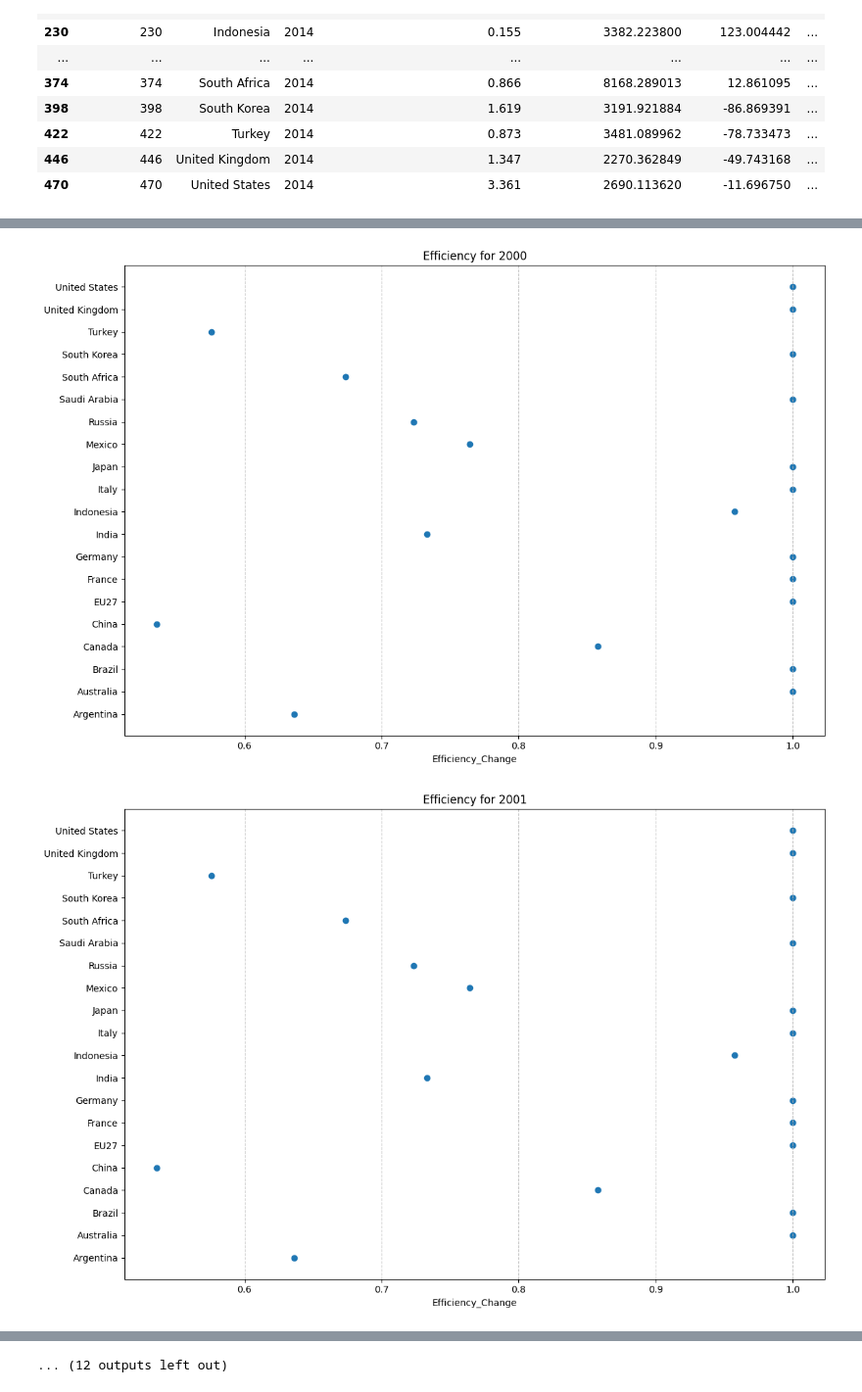
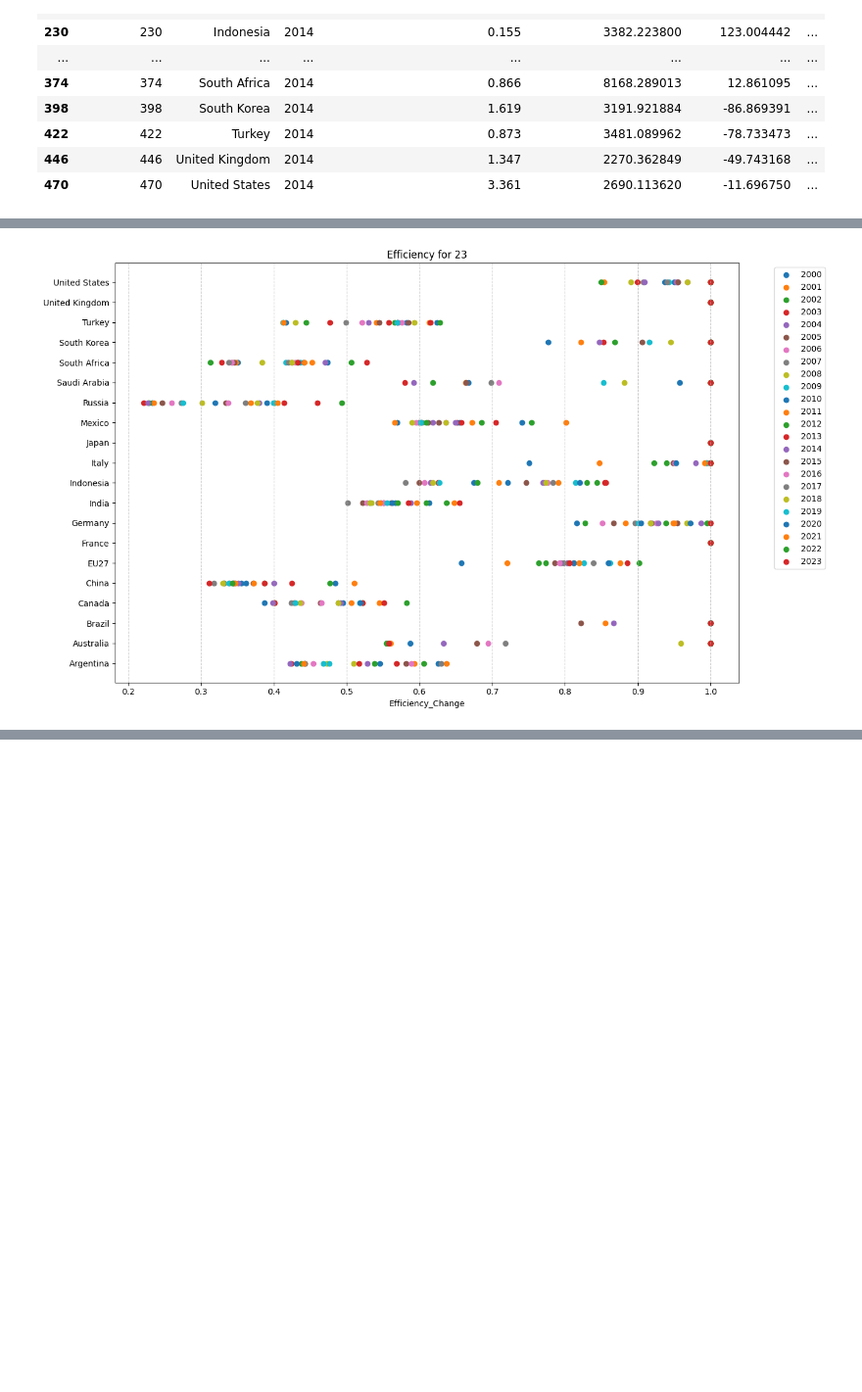
Before and after one commit to silviasd2025-bit/dea_studies, a Jupyter notebook: 20250923_dea2.ipynb, the cells around one changed output, grey strips where cells are left out. Shown at 98% size. Drawn from its saved outputs; the diff is of its cells as text; code cells hidden in the pictures; blank space fills up the shorter version.

```diff
--- a/20250923_dea2.ipynb
+++ b/20250923_dea2.ipynb
@@ -148,9 +148,15 @@ def run_analysis(df, year_start, year_end):
   # Split data by year
 
 
-  input_cols = ['installed_capacity_per_capita', 'energy_diversification',
-                       'energy_export', 'percentage_renewable']
-  output_cols = ['mwh_capita', 'gdp_capita', 'inverse_carbon_intensity']
+  input_cols = [
+                #'energy_diversification',
+                'energy_export',
+                'percentage_renewable',
+                'installed_capacity_per_capita',
+                ]
+  output_cols = [#'mwh_capita',
+                 'gdp_capita',
+                 'inverse_carbon_intensity']
 
 
   total_eff = []
@@ -256,35 +264,40 @@ plt.show()
 # %%
-for i in range(2000,2024):
+fig, ax = plt.subplots(figsize=(12, 8))
+
+for year in range(2000,2024):
   # Create the figure and ax  is
-  fig, ax = plt.subplots(figsize=(12, 8))
+
 
   # Plot the mean EC points
+
+  #print (results[year])
+  #print(range(len(results)))
 
   ax.scatter(results[year], range(len(results)), label=str(year))
 
   # Plot the confidence intervals
   #for idx, row in df4.iterrows():
   #    ax.hlines(y=df4.index.get_loc(idx),
   #              xmin=row['Eff_CI_Lower'],
   #              xmax=row['Eff_CI_Upper'],
   #              color='blue',
   #              alpha=0.3)
 
   # Customize the plot
-  ax.set_yticks(range(len(results)))
-  ax.set_yticklabels(results['DMU'])
-  ax.set_xlabel('Efficiency_Change')
-  ax.set_title('Efficiency for %d' %  i)
+ax.set_yticks(range(len(results)))
+ax.set_yticklabels(results['DMU'])
+ax.set_xlabel('Efficiency_Change')
+ax.set_title('Efficiency for %d')
 
-  # Add a grid for better readability
-  ax.grid(True, axis='x', linestyle='--', alpha=0.7)
+# Add a grid for better readability
+ax.grid(True, axis='x', linestyle='--', alpha=0.7)
 
-  # Adjust layout to prevent label cutoff
-  plt.tight_layout()
+# Adjust layout to prevent label cutoff
+plt.tight_layout()
 
-  # Show the plot
+# Show the plot
+plt.legend(bbox_to_anchor=(1.05, 1), loc='upper left')
 
-  plt.show()
+plt.show()
 # %% [output]
-[figure, old version]
+[figure, new version]
-[figure, removed]
@@ -301 +303,0 @@ for i in range(2000,2024):
-... (12 outputs left out)
```
Also changed, not shown: parts of 4 cells of this notebook.
